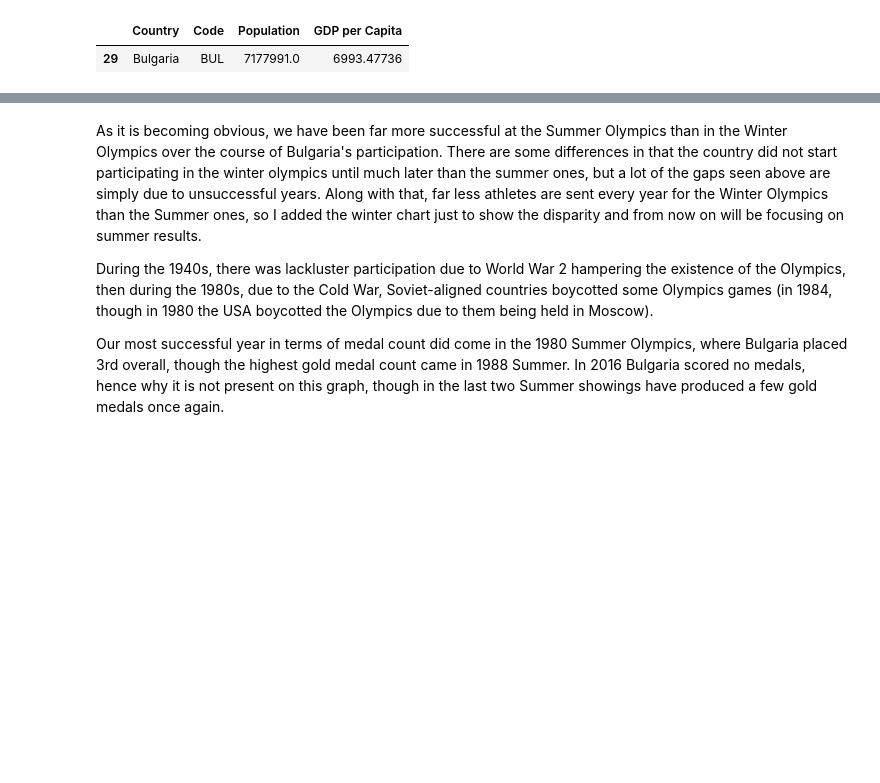
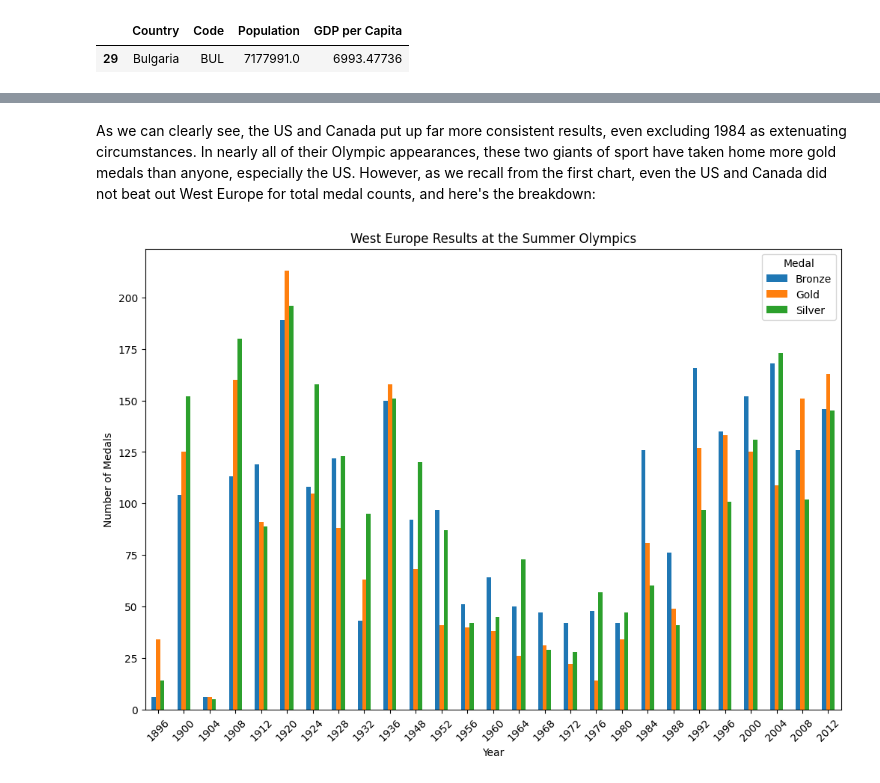
Before and after one commit to vnikolo1/DataMiningProj1, a Jupyter notebook: project1.ipynb, the cells around one changed output, grey strips where cells are left out. Cells and saved outputs as stored; diff of their text form; code cells hidden in the pictures; blank space fills up the shorter version.

```diff
--- a/project1.ipynb
+++ b/project1.ipynb
@@ -72,6 +173,18 @@ plt.show()
 # %% [markdown]
-As it is becoming obvious, we have been far more successful at the Summer Olympics than in the Winter Olympics over the course of Bulgaria's participation. There are some differences in that the country did not start participating in the winter olympics until much later than the summer ones, but a lot of the gaps seen above are simply due to unsuccessful years. Along with that, far less athletes are sent every year for the Winter Olympics than the Summer ones, so I added the winter chart just to show the disparity and from now on will be focusing on summer results.
-
-During the 1940s, there was lackluster participation due to World War 2 hampering the existence of the Olympics, then during the 1980s, due to the Cold War, Soviet-aligned countries boycotted some Olympics games (in 1984, though in 1980 the USA boycotted the Olympics due to them being held in Moscow).
-
-Our most successful year in terms of medal count did come in the 1980 Summer Olympics, where Bulgaria placed 3rd overall, though the highest gold medal count came in 1988 Summer. In 2016 Bulgaria scored no medals, hence why it is not present on this graph, though in the last two Summer showings have produced a few gold medals once again.
+As we can clearly see, the US and Canada put up far more consistent results, even excluding 1984 as extenuating circumstances. In nearly all of their Olympic appearances, these two giants of sport have taken home more gold medals than anyone, especially the US. However, as we recall from the first chart, even the US and Canada did not beat out West Europe for total medal counts, and here's the breakdown:
+# %%
+medal_counts_WEU = west_eu.groupby(['Year', 'Medal']).size().reset_index(name='Medal_Counts')
+
+#Pivot so the medals become columns
+pivot_WEU = medal_counts_WEU.pivot(index='Year', columns='Medal', values='Medal_Counts').fillna(0)
+
+# Chart for results during summer each year
+pivot_WEU.plot(kind='bar', figsize=(12,8))
+
+plt.xlabel('Year')
+plt.ylabel('Number of Medals')
+plt.title('West Europe Results at the Summer Olympics')
+plt.xticks(rotation=45)
+plt.show()
+# %% [output]
+[figure, added]
```
Also changed, not shown: parts of 19 cells of this notebook.
